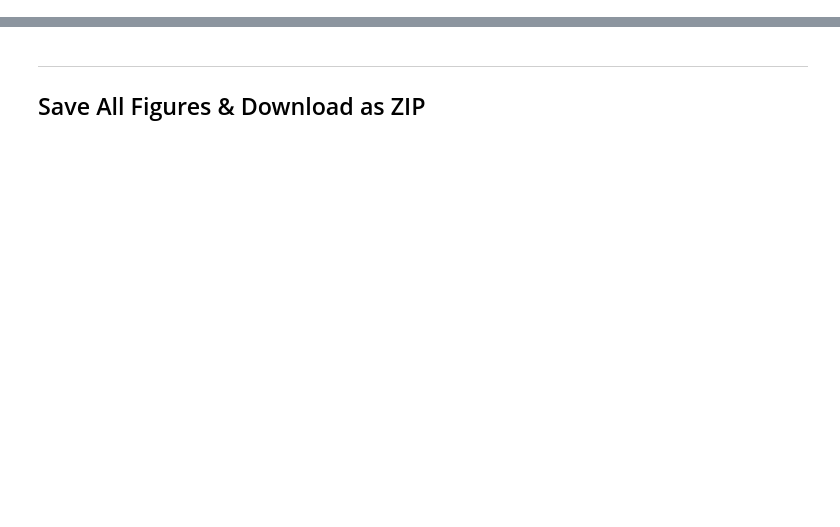
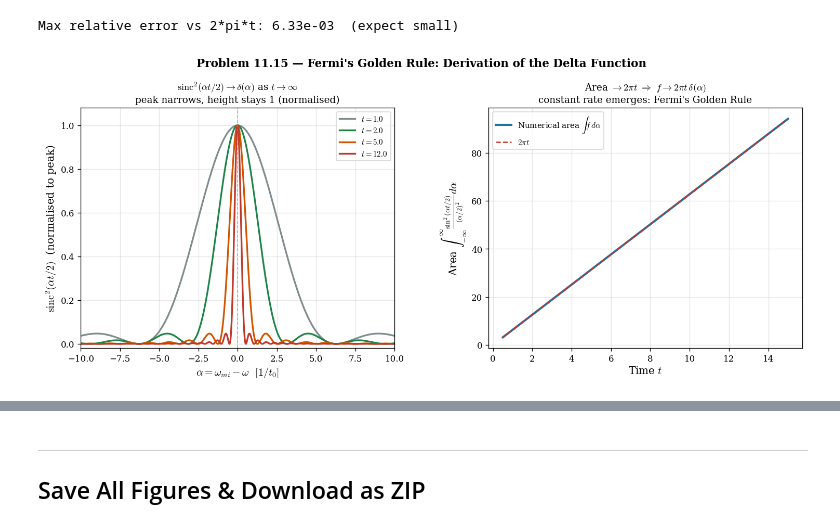
Before and after one commit to SeoulTechPSE/introduction_to_quantum_mechanics, a Jupyter notebook: ch11_visualizations.ipynb, the cells around one changed output, grey strips where cells are left out. Saved outputs shown, nothing was run; the diff lists cells and outputs as text; code cells hidden in the pictures; blank space fills up the shorter version.

```diff
--- a/ch11_visualizations.ipynb
+++ b/ch11_visualizations.ipynb
@@ -435,0 +165,52 @@ At θ=90°: q_dir=2.8247, q_ex=2.8321  (equal → f_dir=f_ex) ✓
+# %%
+# Problem 11.15: sinc^2 -> delta function as t -> infinity
+fig, axes = plt.subplots(1, 2, figsize=(13, 5.0))
+plt.subplots_adjust(top=0.88, left=0.08, right=0.97, wspace=0.30)
+
+# Left: sinc^2(alpha t/2) for increasing t, each normalised to its own peak
+ax = axes[0]
+alpha = np.sort(np.concatenate([
+    np.linspace(-10, 10, 3000),
+    np.linspace(-0.3, 0.3, 800),   # dense sampling near the peak
+]))
+t_vals = [1.0, 2.0, 5.0, 12.0]
+cols_t = [GRAY, GREEN, ORG, RED]
+for ti, c in zip(t_vals, cols_t):
+    arg = alpha * ti / 2
+    sinc2 = np.where(np.abs(arg) < 1e-9, 1.0, (np.sin(arg)/arg)**2)
+    ax.plot(alpha, sinc2, color=c, lw=2, label=fr'$t={ti}$')
+ax.axvline(0, color=GRAY, ls='--', lw=1, alpha=0.6)
+ax.set_xlabel(r'$\alpha = \omega_{mi}-\omega$  $[1/t_0]$', labelpad=3)
+ax.set_ylabel(r'$\mathrm{sinc}^2(\alpha t/2)$  (normalised to peak)')
+ax.set_title(r'$\mathrm{sinc}^2(\alpha t/2)\to\delta(\alpha)$ as $t\to\infty$' + '\n'
+             'peak narrows, height stays 1 (normalised)', fontsize=11)
+ax.legend(fontsize=9); ax.grid(True, alpha=0.3)
+ax.set_xlim(-10, 10); ax.set_ylim(-0.02, 1.08)
+
+# Right: area under sin^2(alpha t/2)/(alpha/2)^2 -- should grow as 2*pi*t
+ax2 = axes[1]
+t_arr = np.linspace(0.5, 15, 60)
+areas = []
+alpha_fine = np.linspace(-200, 200, 200000)
+for ti in t_arr:
+    arg = alpha_fine * ti/2
+    f = np.where(np.abs(arg) < 1e-12, ti**2, np.sin(arg)**2/(alpha_fine/2)**2)
+    areas.append(np.trapezoid(f, alpha_fine))
+areas = np.array(areas)
+ax2.plot(t_arr, areas, color=BLUE, lw=2.5, label=r'Numerical area $\int f\,d\alpha$')
+ax2.plot(t_arr, 2*np.pi*t_arr, color=RED, lw=1.5, ls='--', label=r'$2\pi t$')
+ax2.set_xlabel(r'Time $t$', labelpad=3)
+ax2.set_ylabel(r'Area $\int_{-\infty}^{\infty}\frac{\sin^2(\alpha t/2)}{(\alpha/2)^2}d\alpha$')
+ax2.set_title(r'Area $\to 2\pi t$ $\Rightarrow$ $f\to 2\pi t\,\delta(\alpha)$' + '\n'
+              'constant rate emerges: Fermi\'s Golden Rule', fontsize=11)
+ax2.legend(fontsize=9); ax2.grid(True, alpha=0.3)
+
+err = np.max(np.abs(areas - 2*np.pi*t_arr)/(2*np.pi*t_arr))
+print(f'Max relative error vs 2*pi*t: {err:.2e}  (expect small)')
+
+plt.suptitle("Problem 11.15 — Fermi's Golden Rule: Derivation of the Delta Function",
+              fontsize=13, fontweight='bold', y=1.04)
+figures.append((fig, 'fig_11_15.png')); plt.show()
+# %% [output]
+Max relative error vs 2*pi*t: 6.33e-03  (expect small)
+[figure, added]
```
Also changed, not shown: parts of 27 cells of this notebook.
